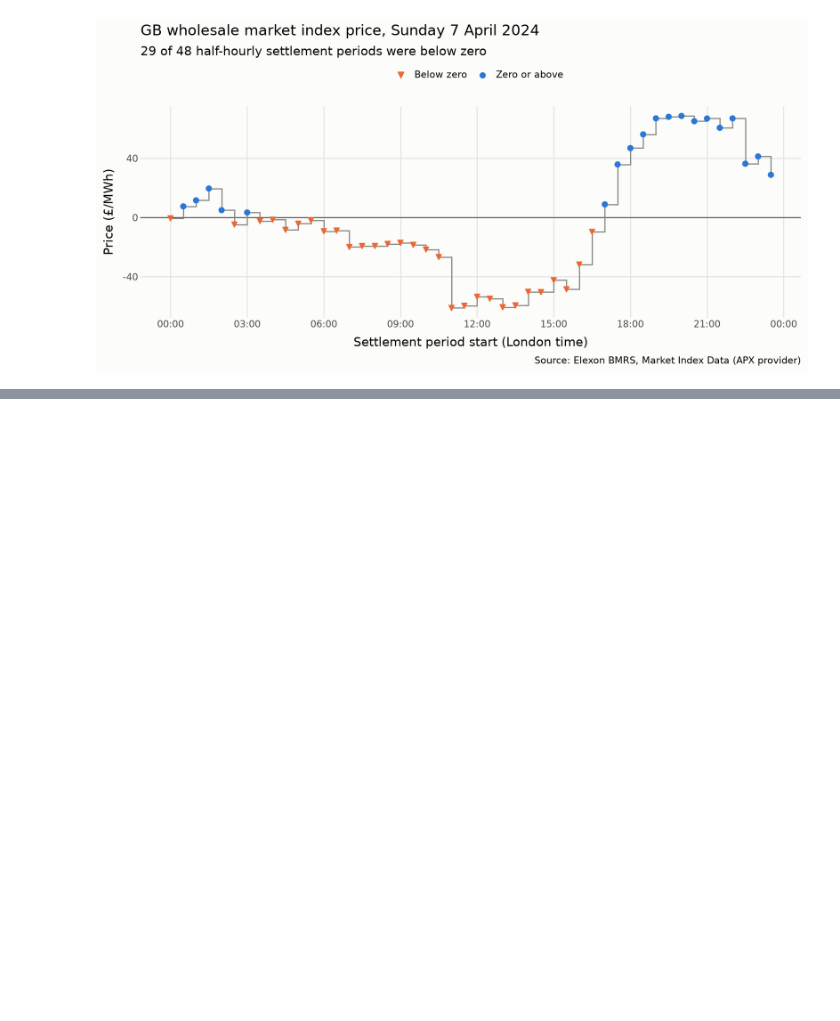
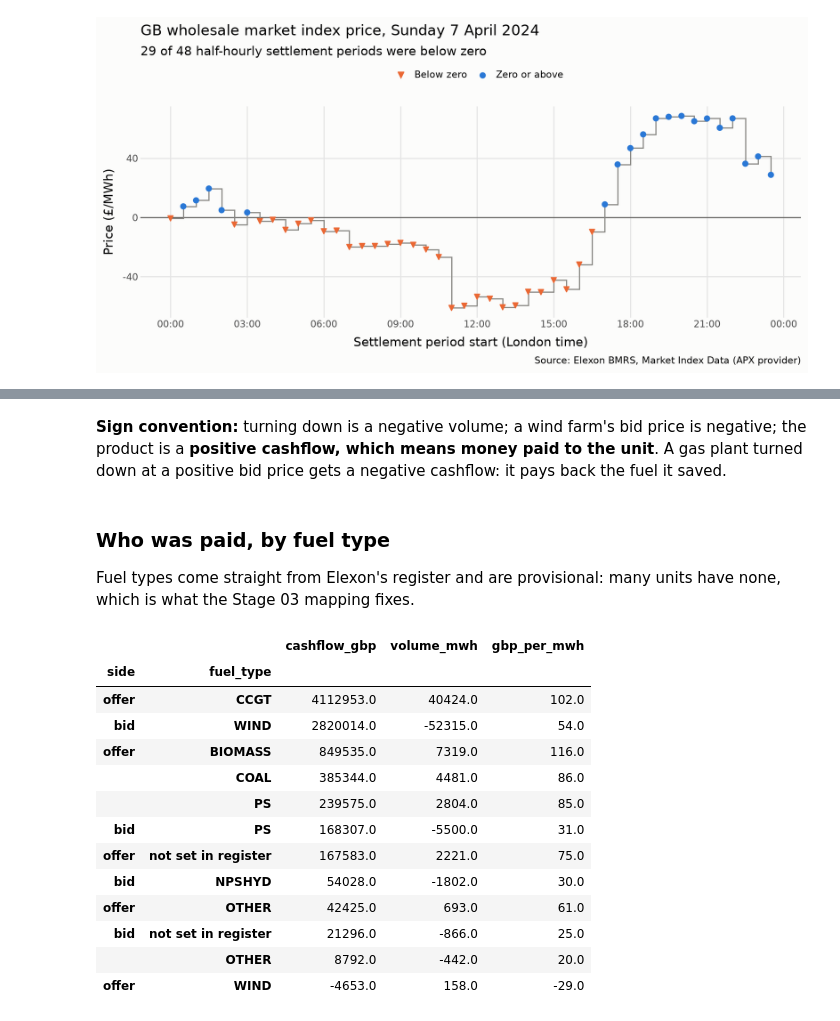
Before and after one commit to Vibratess/Sub-Zero-Prices, a Jupyter notebook: notebooks/analysis.ipynb, the cells around one changed output, grey strips where cells are left out. Cells and saved outputs as stored; diff of their text form; code cells hidden in the pictures; blank space fills up the shorter version.

```diff
--- a/notebooks/analysis.ipynb
+++ b/notebooks/analysis.ipynb
@@ -124,0 +199,33 @@ fig
+# %% [markdown]
+**Sign convention:** turning down is a negative volume; a wind farm's bid price is negative; the product is a **positive cashflow, which means money paid to the unit**. A gas plant turned down at a positive bid price gets a negative cashflow: it pays back the fuel it saved.
+# %% [markdown]
+### Who was paid, by fuel type
+
+Fuel types come straight from Elexon's register and are provisional: many units have none, which is what the Stage 03 mapping fixes.
+# %%
+volume = boav.groupby(["side", "bm_unit", "settlement_period"], as_index=False)["volume_mwh"].sum()
+bm = (cash.merge(volume, on=["side", "bm_unit", "settlement_period"], how="outer")
+          .merge(units[["bm_unit", "fuel_type"]], on="bm_unit", how="left"))
+bm["fuel_type"] = bm["fuel_type"].fillna("not set in register")
+bm["cashflow_gbp"] = bm["cashflow_gbp"].fillna(0)
+
+by_fuel = bm.groupby(["side", "fuel_type"])[["cashflow_gbp", "volume_mwh"]].sum()
+by_fuel = by_fuel[by_fuel["volume_mwh"].abs() >= 1]
+# Cash per MWh moved: what each MWh of turn-down or turn-up cost on average
+by_fuel["gbp_per_mwh"] = by_fuel["cashflow_gbp"] / by_fuel["volume_mwh"].abs()
+by_fuel.sort_values("cashflow_gbp", ascending=False).round(0)
+# %% [output]
+|  |  | cashflow_gbp | volume_mwh | gbp_per_mwh |
+| side | fuel_type |  |  |  |
+| offer | CCGT | 4112953.0 | 40424.0 | 102.0 |
+| bid | WIND | 2820014.0 | -52315.0 | 54.0 |
+| offer | BIOMASS | 849535.0 | 7319.0 | 116.0 |
+|  | COAL | 385344.0 | 4481.0 | 86.0 |
+|  | PS | 239575.0 | 2804.0 | 85.0 |
+| bid | PS | 168307.0 | -5500.0 | 31.0 |
+| offer | not set in register | 167583.0 | 2221.0 | 75.0 |
+| bid | NPSHYD | 54028.0 | -1802.0 | 30.0 |
+| offer | OTHER | 42425.0 | 693.0 | 61.0 |
+| bid | not set in register | 21296.0 | -866.0 | 25.0 |
+|  | OTHER | 8792.0 | -442.0 | 20.0 |
+| offer | WIND | -4653.0 | 158.0 | -29.0 |
```
Also changed, not shown: parts of 8 cells of this notebook, 5 other files.
